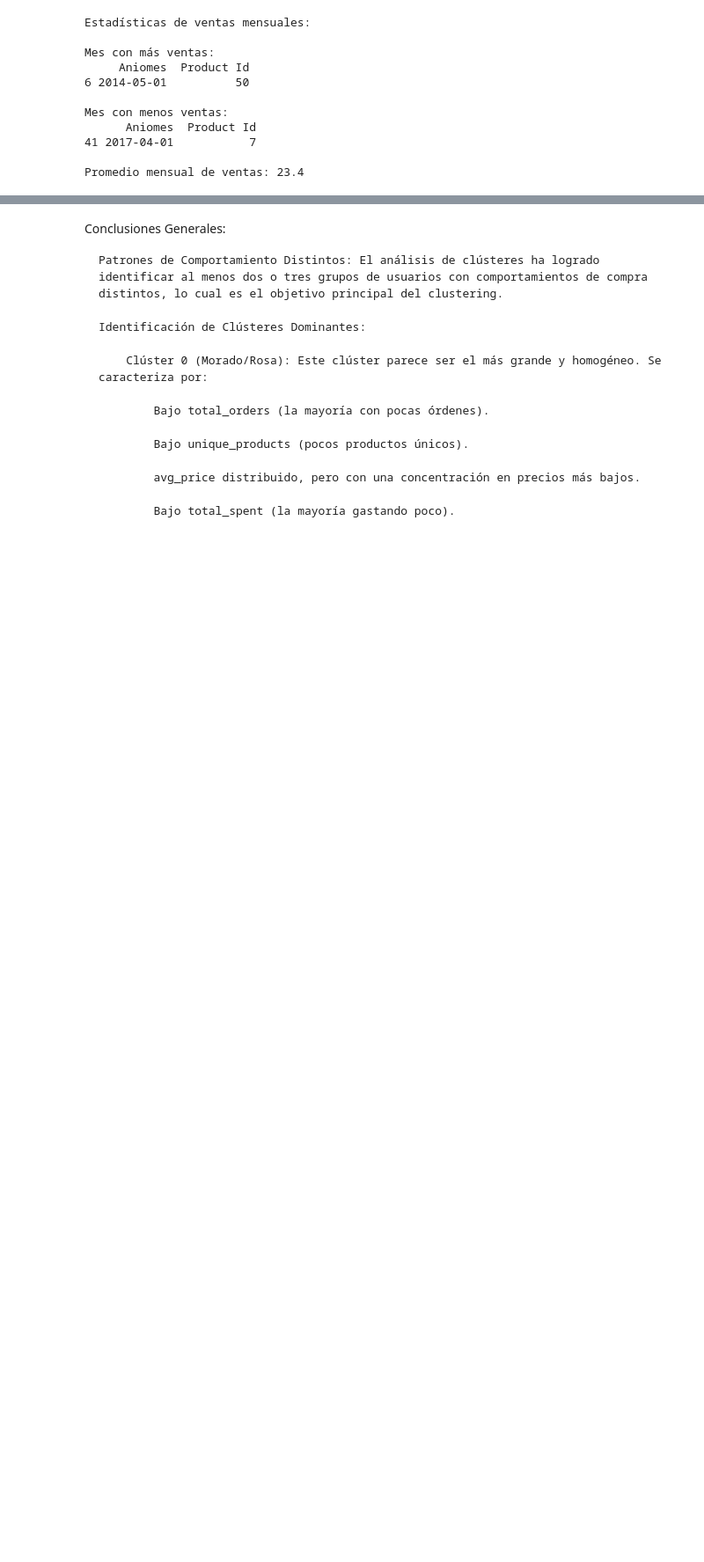
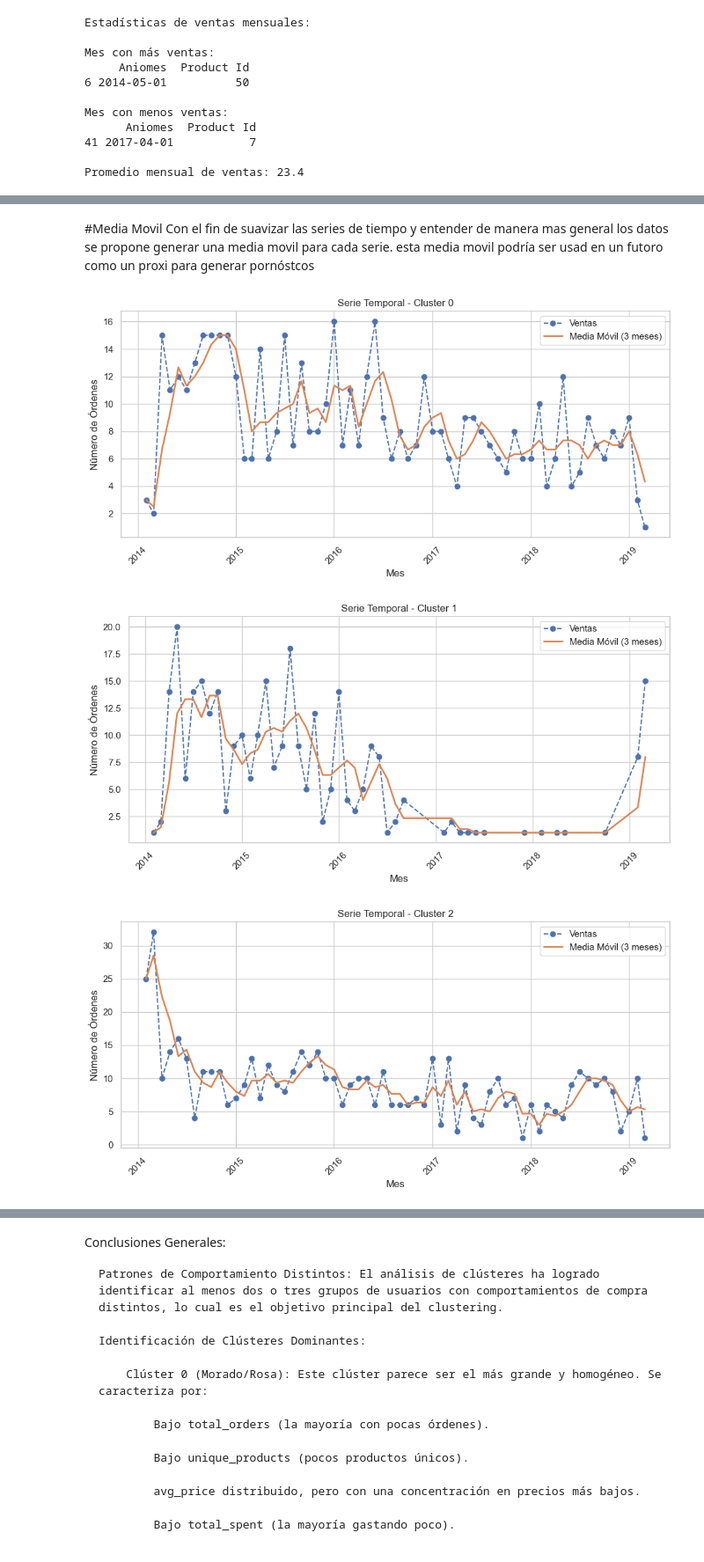
Before and after one commit to armand-analytics/Forecasting, a Jupyter notebook: notebooks/01_EDA.ipynb, the cells around one changed output, grey strips where cells are left out. Shown at 88% size. Drawn from its saved outputs; the diff is of its cells as text; code cells hidden in the pictures; blank space fills up the shorter version.

```diff
--- a/notebooks/01_EDA.ipynb
+++ b/notebooks/01_EDA.ipynb
@@ -714,0 +532,33 @@ Cluster
+# %% [markdown]
+#Media Movil
+Con el fin de suavizar las series de tiempo y entender de manera mas general los datos se propone generar una media movil para cada serie. esta media movil podría ser usad en un futoro como un proxi para generar pornóstcos
+# %%
+# Calculo de la Mediamovil simple, la hipótesis es que se podría usar este metodo
+# para generar una predicción general, sin embargo es dudoso debido a la volatilidad
+# apartente de las ventas de cada cluster
+
+ventas_por_cluster = ventas_por_cluster.sort_values(['Cluster', 'Aniomes'])
+
+ventas_por_cluster['media_movil'] = ventas_por_cluster.groupby('Cluster')['Order Id'].transform(lambda x: x.rolling(window=3, min_periods=1).mean())
+
+# Grafica
+clusters = ventas_por_cluster['Cluster'].unique()
+for c in clusters:
+    subset = ventas_por_cluster[ventas_por_cluster['Cluster'] == c]
+
+    plt.figure(figsize=(10, 5))
+    plt.plot(subset['Aniomes'], subset['Order Id'], label='Ventas', marker='o', linestyle='--')
+    plt.plot(subset['Aniomes'], subset['media_movil'], label='Media Móvil (3 meses)', linewidth=2)
+
+    plt.title(f'Serie Temporal - Cluster {c}')
+    plt.xlabel('Mes')
+    plt.ylabel('Número de Órdenes')
+    plt.xticks(rotation=45)
+    plt.grid(True)
+    plt.legend()
+    plt.tight_layout()
+    plt.show()
+# %% [output]
+[figure, added]
+[figure, added]
+[figure, added]
```
Also changed, not shown: parts of 47 cells of this notebook, 4 other files.
